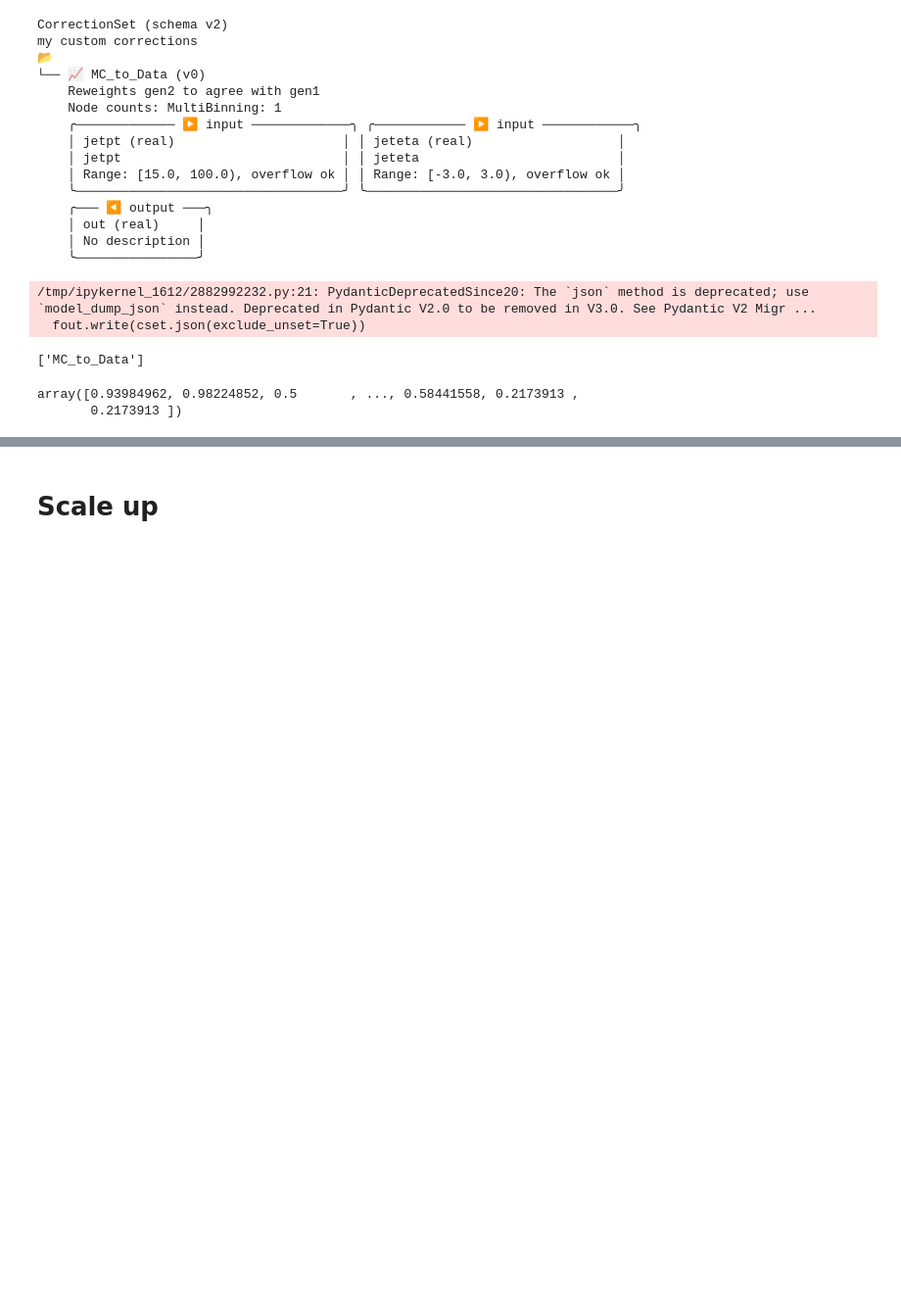
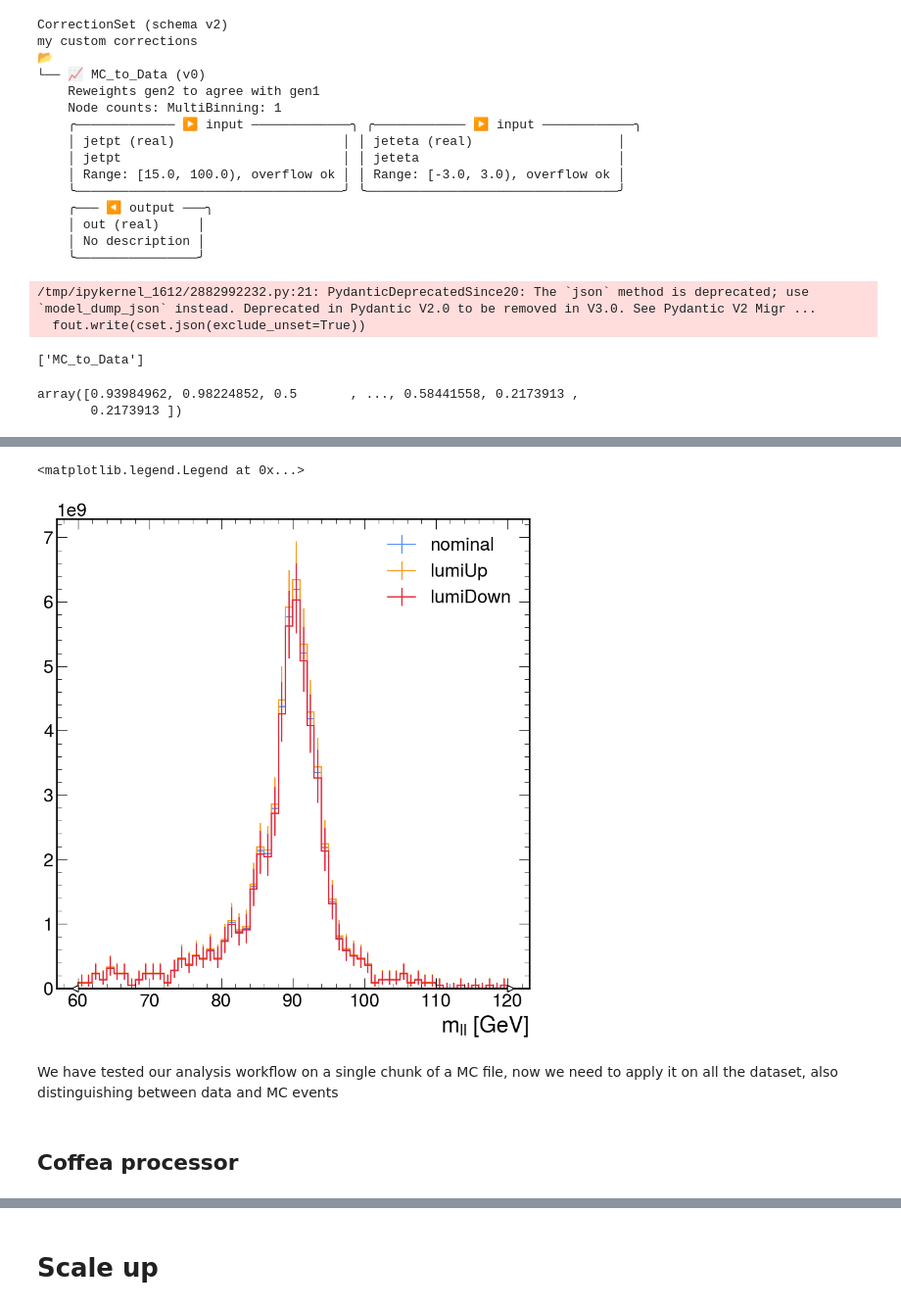
Before and after one commit to valsdav/PyHEPTutorial_INFN_InteractiveAnalysisWorkshop, a Jupyter notebook: 3_Coffea_analysis.ipynb, the cells around one changed output, grey strips where cells are left out. Shown at 98% size. Drawn from its saved outputs; the diff is of its cells as text; code cells hidden in the pictures; blank space fills up the shorter version.

Commit message:
Completed coffea

```diff
--- a/3_Coffea_analysis.ipynb
+++ b/3_Coffea_analysis.ipynb
@@ -384,0 +442,7 @@ array([0.93984962, 0.98224852, 0.5       , ..., 0.58441558, 0.2173913 ,
+# %%
+events = NanoEventsFactory.from_root(
+    datasets['DYJetsToLL']['files'][0],
+    schemaclass=NanoAODSchema.v7,
+    metadata={"dataset": "DYJets"},
+    entry_stop = 5000
+).events()
@@ -384,0 +570,12 @@ array([0.93984962, 0.98224852, 0.5       , ..., 0.58441558, 0.2173913 ,
+# %%
+out["DYJets"]["histograms"]["mass"][{"region":"ee", "systematic":"nominal"}].plot(label="nominal")
+out["DYJets"]["histograms"]["mass"][{"region":"ee", "systematic":"lumiUp"}].plot(label="lumiUp")
+out["DYJets"]["histograms"]["mass"][{"region":"ee", "systematic":"lumiDown"}].plot(label="lumiDown")
+plt.legend()
+# %% [output]
+<matplotlib.legend.Legend at 0x...>
+[figure, added]
+# %% [markdown]
+We have tested our analysis workflow on a single chunk of a MC file, now we need to apply it on all the dataset, also distinguishing between data and MC events
+# %% [markdown]
+## Coffea processor
```
Also changed, not shown: parts of 31 cells of this notebook, 1 other file.
